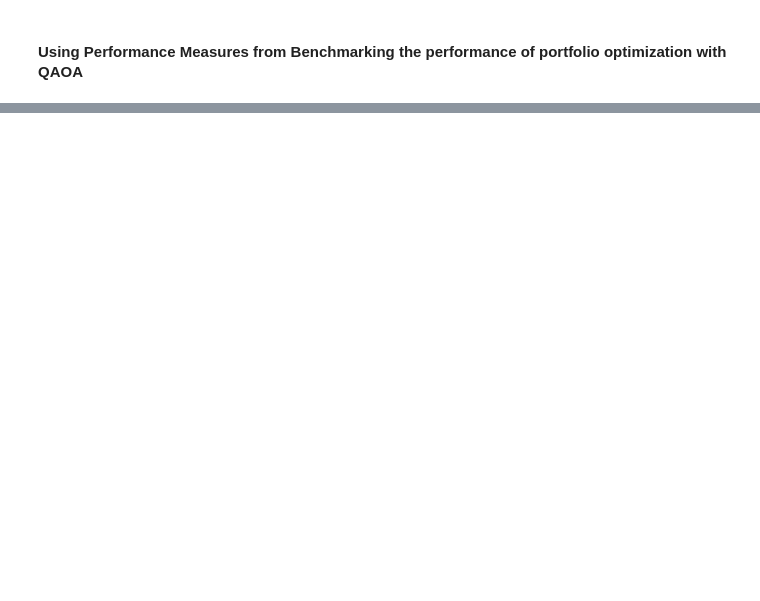
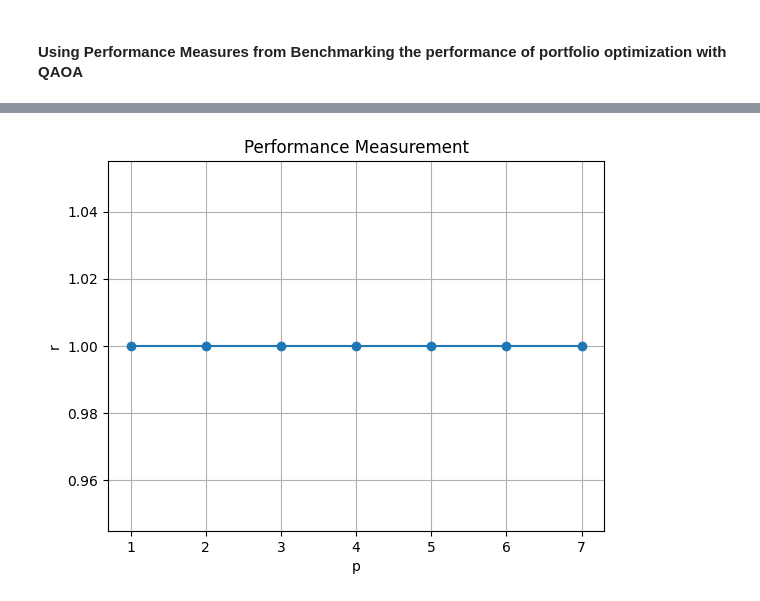
Before and after one commit to annafcosta/Operations-Research-QAOA, a Jupyter notebook: src/metrics_penalization_9_1_2.ipynb, the cells around one changed output, grey strips where cells are left out. Drawn from its saved outputs; the diff is of its cells as text; code cells hidden in the pictures; blank space fills up the shorter version.

```diff
--- a/src/metrics_penalization_9_1_2.ipynb
+++ b/src/metrics_penalization_9_1_2.ipynb
@@ -142,3 +110,7 @@ hamiltonian, offset = qubo_problem.to_ising()
+# %%
+def hamiltonian_offset(qubo_problem):
+    # Returns the hamiltonian and the offset
+    return qubo_problem.to_ising()
 # %%
 def cost_func(params, ansatz, hamiltonian, estimator):
     """Return estimate of energy from estimator
@@ -307,0 +361,16 @@ Corresponding x array (z): [1, 1, 1, 1, 1, 1, 1, 1]
+# %%
+p_values = list(range(1, 8))
+r_values = []
+
+for p in p_values:
+    y = run_experiment_performance_measurement_max(50, p, 1000, 1000, 3)
+    r_values.append(y)
+
+plt.plot(p_values, r_values, marker='o', linestyle='-')
+plt.xlabel("p")
+plt.ylabel("r")
+plt.title("Performance Measurement")
+plt.grid(True)
+plt.show()
+# %% [output]
+[figure, added]
```
Also changed, not shown: parts of 22 cells of this notebook, 1 other file.
